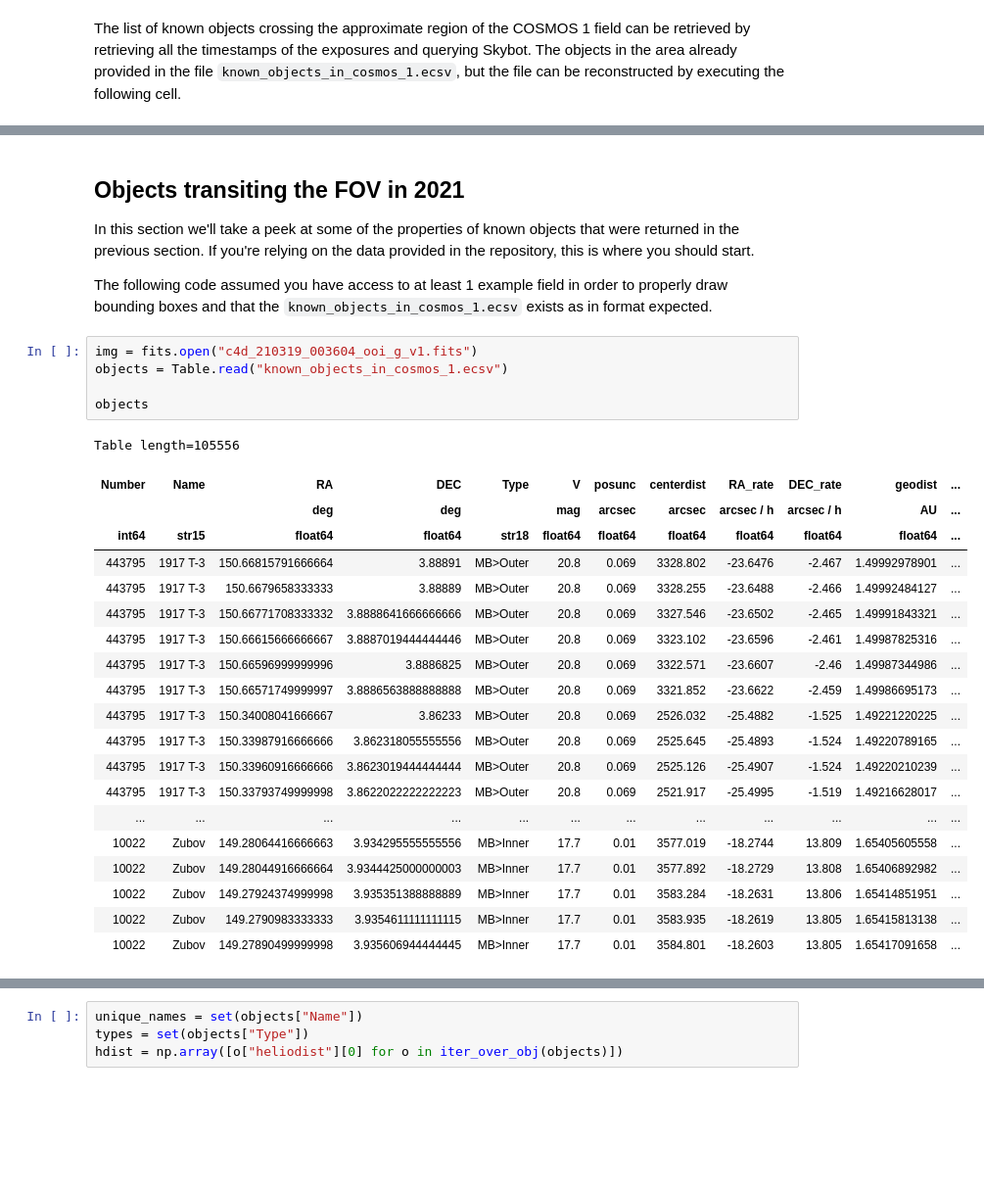
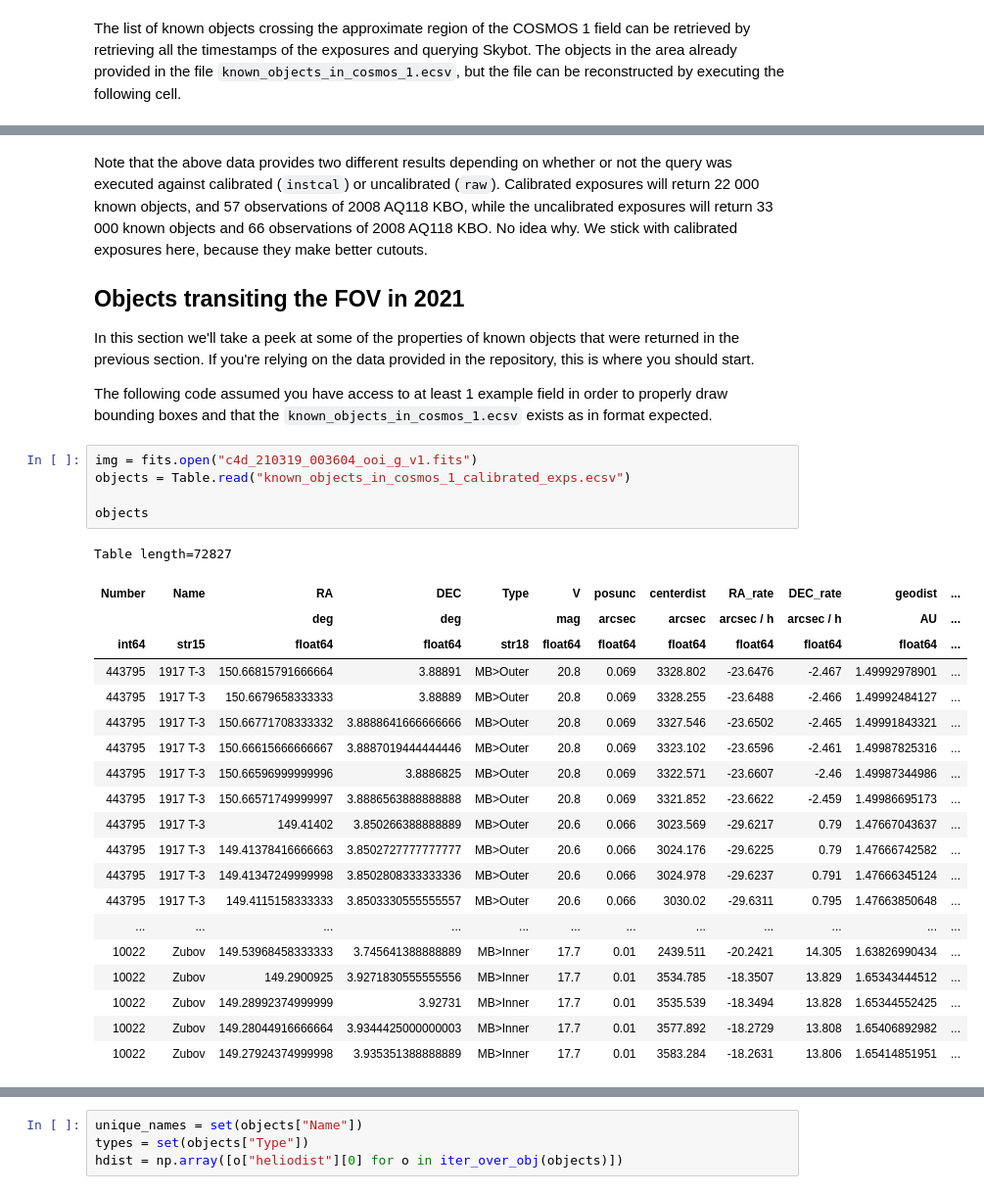
Before and after one commit to DinoBektesevic/cosmos1_2021_data_exploration, a Jupyter notebook: COSMOS1_Data_Exploration.ipynb, the cells around one changed output, grey strips where cells are left out. Shown at 98% size. Drawn from its saved outputs; the diff is of its cells as text; blank space fills up the shorter version.

```diff
--- a/COSMOS1_Data_Exploration.ipynb
+++ b/COSMOS1_Data_Exploration.ipynb
@@ -160,6 +178,9 @@ def download_all_known_objects(ada_data):
 
 #download_all_known_objects(ada_data)
 # %% [markdown]
+Note that the above data provides two different results depending on whether or not the query was executed against calibrated (`instcal`) or uncalibrated (`raw`). Calibrated exposures will return 22 000 known objects, and 57 observations of 2008 AQ118 KBO, while the uncalibrated exposures will return 33 000 known objects and 66 observations of 2008 AQ118 KBO. No idea why. We stick with calibrated exposures here, because they make better cutouts.
+
+
 ## Objects transiting the FOV in 2021
 
 In this section we'll take a peek at some of the properties of known objects that were returned in the previous section. If you're relying on the data provided in the repository, this is where you should start.
@@ -167,27 +188,27 @@ In this section we'll take a peek at some of the properties of known objects tha
 The following code assumed you have access to at least 1 example field in order to properly draw bounding boxes and that the `known_objects_in_cosmos_1.ecsv` exists as in format expected.
 # %%
 img = fits.open("c4d_210319_003604_ooi_g_v1.fits")
-objects = Table.read("known_objects_in_cosmos_1.ecsv")
+objects = Table.read("known_objects_in_cosmos_1_calibrated_exps.ecsv")
 
 objects
 # %% [output]
-Table length=105556
+Table length=72827
 | Number | Name | RA | DEC | Type | V | posunc | centerdist | RA_rate | DEC_rate | geodist | ... |
 |  |  | deg | deg |  | mag | arcsec | arcsec | arcsec / h | arcsec / h | AU | ... |
 | int64 | str15 | float64 | float64 | str18 | float64 | float64 | float64 | float64 | float64 | float64 | ... |
 | 443795 | 1917 T-3 | 150.66815791666664 | 3.88891 | MB>Outer | 20.8 | 0.069 | 3328.802 | -23.6476 | -2.467 | 1.49992978901 | ... |
 | 443795 | 1917 T-3 | 150.6679658333333 | 3.88889 | MB>Outer | 20.8 | 0.069 | 3328.255 | -23.6488 | -2.466 | 1.49992484127 | ... |
 | 443795 | 1917 T-3 | 150.66771708333332 | 3.8888641666666666 | MB>Outer | 20.8 | 0.069 | 3327.546 | -23.6502 | -2.465 | 1.49991843321 | ... |
 | 443795 | 1917 T-3 | 150.66615666666667 | 3.8887019444444446 | MB>Outer | 20.8 | 0.069 | 3323.102 | -23.6596 | -2.461 | 1.49987825316 | ... |
 | 443795 | 1917 T-3 | 150.66596999999996 | 3.8886825 | MB>Outer | 20.8 | 0.069 | 3322.571 | -23.6607 | -2.46 | 1.49987344986 | ... |
 | 443795 | 1917 T-3 | 150.66571749999997 | 3.8886563888888888 | MB>Outer | 20.8 | 0.069 | 3321.852 | -23.6622 | -2.459 | 1.49986695173 | ... |
-| 443795 | 1917 T-3 | 150.34008041666667 | 3.86233 | MB>Outer | 20.8 | 0.069 | 2526.032 | -25.4882 | -1.525 | 1.49221220225 | ... |
-| 443795 | 1917 T-3 | 150.33987916666666 | 3.862318055555556 | MB>Outer | 20.8 | 0.069 | 2525.645 | -25.4893 | -1.524 | 1.49220789165 | ... |
-| 443795 | 1917 T-3 | 150.33960916666666 | 3.8623019444444444 | MB>Outer | 20.8 | 0.069 | 2525.126 | -25.4907 | -1.524 | 1.49220210239 | ... |
-| 443795 | 1917 T-3 | 150.33793749999998 | 3.8622022222222223 | MB>Outer | 20.8 | 0.069 | 2521.917 | -25.4995 | -1.519 | 1.49216628017 | ... |
+| 443795 | 1917 T-3 | 149.41402 | 3.850266388888889 | MB>Outer | 20.6 | 0.066 | 3023.569 | -29.6217 | 0.79 | 1.47667043637 | ... |
+| 443795 | 1917 T-3 | 149.41378416666663 | 3.8502727777777777 | MB>Outer | 20.6 | 0.066 | 3024.176 | -29.6225 | 0.79 | 1.47666742582 | ... |
+| 443795 | 1917 T-3 | 149.41347249999998 | 3.8502808333333336 | MB>Outer | 20.6 | 0.066 | 3024.978 | -29.6237 | 0.791 | 1.47666345124 | ... |
+| 443795 | 1917 T-3 | 149.4115158333333 | 3.8503330555555557 | MB>Outer | 20.6 | 0.066 | 3030.02 | -29.6311 | 0.795 | 1.47663850648 | ... |
 | ... | ... | ... | ... | ... | ... | ... | ... | ... | ... | ... | ... |
-| 10022 | Zubov | 149.28064416666663 | 3.934295555555556 | MB>Inner | 17.7 | 0.01 | 3577.019 | -18.2744 | 13.809 | 1.65405605558 | ... |
+| 10022 | Zubov | 149.53968458333333 | 3.745641388888889 | MB>Inner | 17.7 | 0.01 | 2439.511 | -20.2421 | 14.305 | 1.63826990434 | ... |
+| 10022 | Zubov | 149.2900925 | 3.9271830555555556 | MB>Inner | 17.7 | 0.01 | 3534.785 | -18.3507 | 13.829 | 1.65343444512 | ... |
+| 10022 | Zubov | 149.28992374999999 | 3.92731 | MB>Inner | 17.7 | 0.01 | 3535.539 | -18.3494 | 13.828 | 1.65344552425 | ... |
 | 10022 | Zubov | 149.28044916666664 | 3.9344425000000003 | MB>Inner | 17.7 | 0.01 | 3577.892 | -18.2729 | 13.808 | 1.65406892982 | ... |
 | 10022 | Zubov | 149.27924374999998 | 3.935351388888889 | MB>Inner | 17.7 | 0.01 | 3583.284 | -18.2631 | 13.806 | 1.65414851951 | ... |
-| 10022 | Zubov | 149.2790983333333 | 3.9354611111111115 | MB>Inner | 17.7 | 0.01 | 3583.935 | -18.2619 | 13.805 | 1.65415813138 | ... |
-| 10022 | Zubov | 149.27890499999998 | 3.935606944444445 | MB>Inner | 17.7 | 0.01 | 3584.801 | -18.2603 | 13.805 | 1.65417091658 | ... |
```
Also changed, not shown: parts of 8 cells of this notebook, 4 other files.
